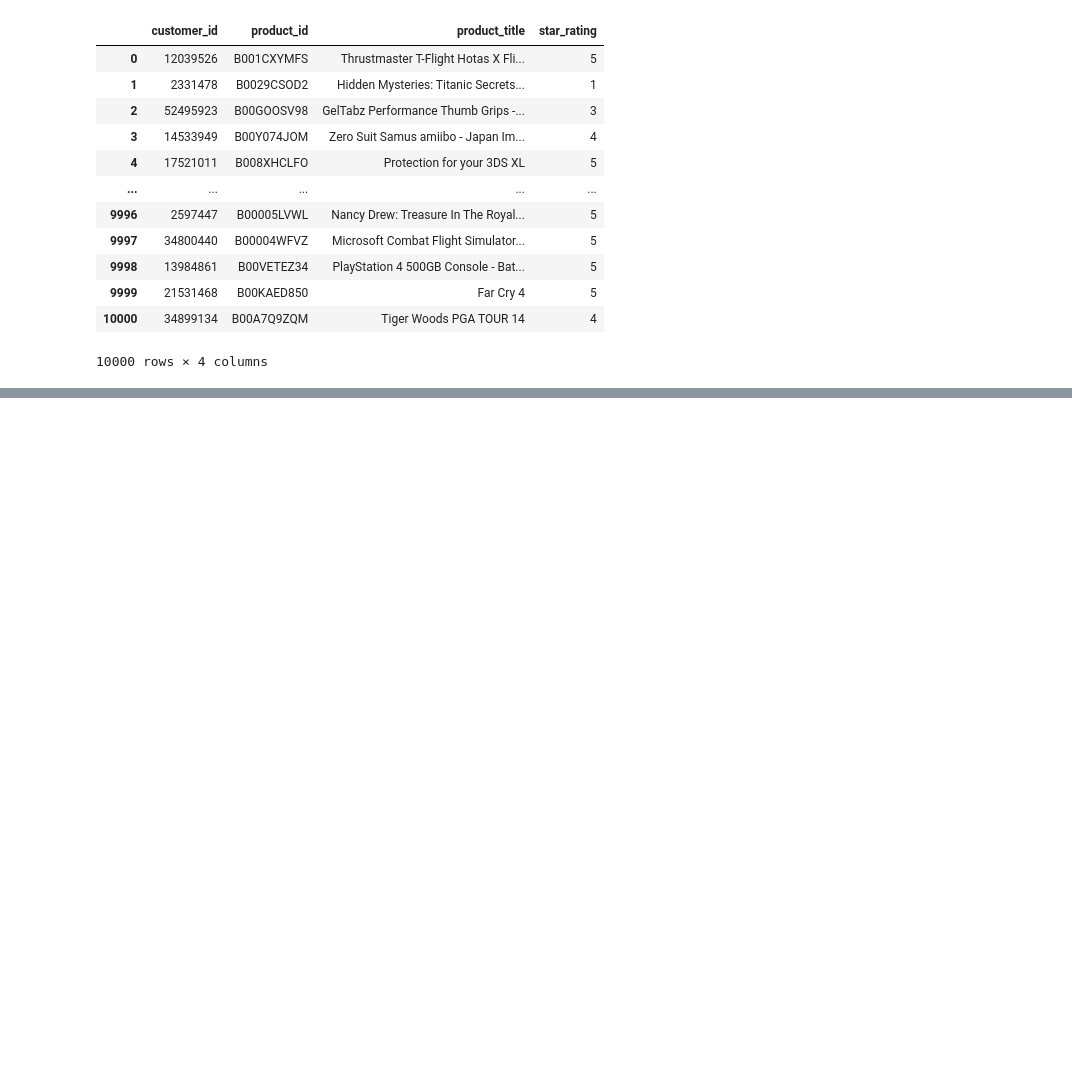
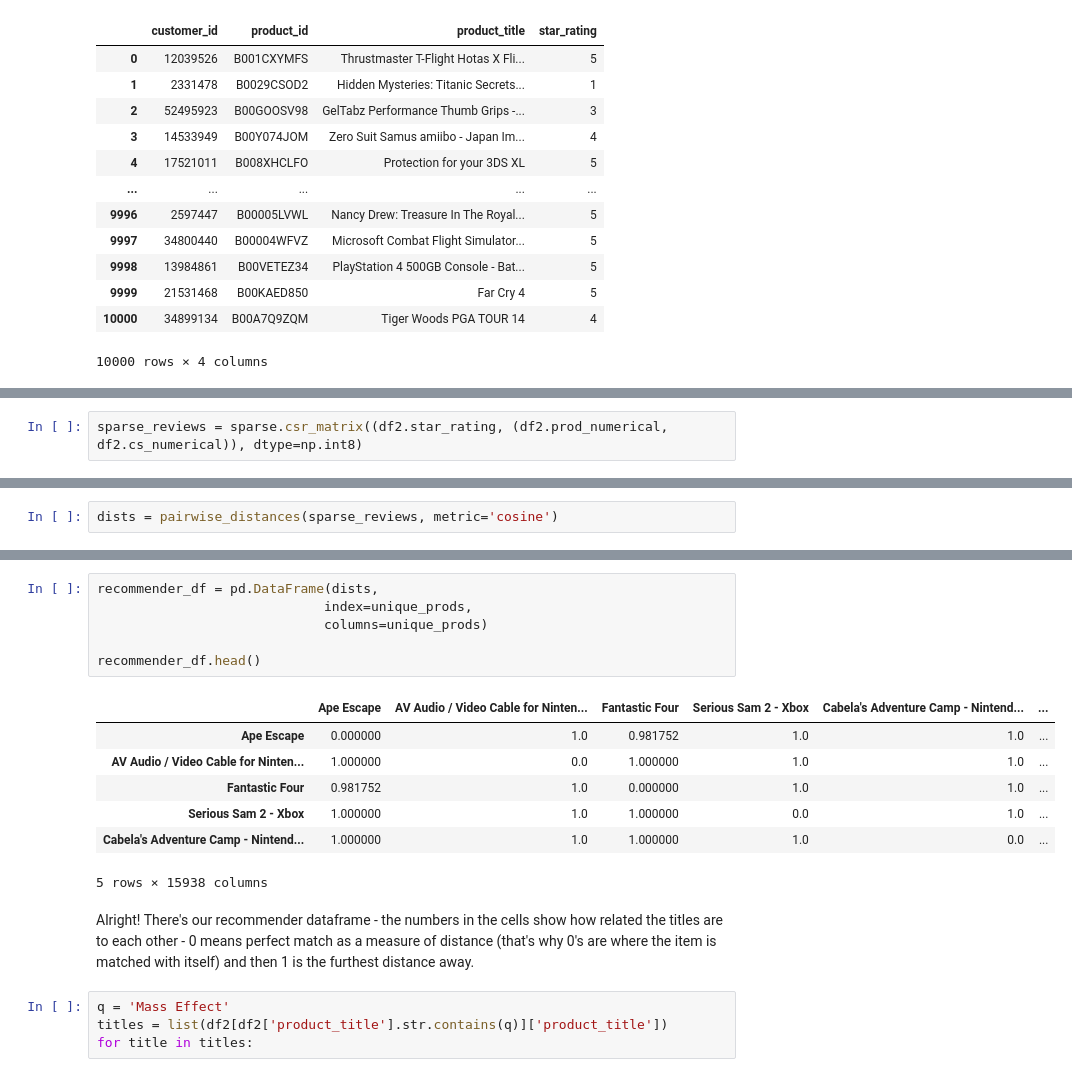
Before and after one commit to griffinwt/nextale, a Jupyter notebook: video_games_EDA.ipynb, the cells around one changed output, grey strips where cells are left out. Cells and saved outputs as stored; diff of their text form; blank space fills up the shorter version.

```diff
--- a/video_games_EDA.ipynb
+++ b/video_games_EDA.ipynb
@@ -236,0 +256,2 @@ ValueError: Index contains duplicate entries, cannot reshape
+# %%
+sparse_reviews = sparse.csr_matrix((df2.star_rating, (df2.prod_numerical, df2.cs_numerical)), dtype=np.int8)
@@ -236,0 +306,2 @@ ValueError: Index contains duplicate entries, cannot reshape
+# %%
+dists = pairwise_distances(sparse_reviews, metric='cosine')
@@ -236,0 +324,20 @@ ValueError: Index contains duplicate entries, cannot reshape
+# %%
+recommender_df = pd.DataFrame(dists,
+                             index=unique_prods,
+                             columns=unique_prods)
+
+recommender_df.head()
+# %% [output]
+|  | Ape Escape | AV Audio / Video Cable for Ninten... | Fantastic Four | Serious Sam 2 - Xbox | Cabela's Adventure Camp - Nintend... | ... |
+| Ape Escape | 0.000000 | 1.0 | 0.981752 | 1.0 | 1.0 | ... |
+| AV Audio / Video Cable for Ninten... | 1.000000 | 0.0 | 1.000000 | 1.0 | 1.0 | ... |
+| Fantastic Four | 0.981752 | 1.0 | 0.000000 | 1.0 | 1.0 | ... |
+| Serious Sam 2 - Xbox | 1.000000 | 1.0 | 1.000000 | 0.0 | 1.0 | ... |
+| Cabela's Adventure Camp - Nintend... | 1.000000 | 1.0 | 1.000000 | 1.0 | 0.0 | ... |
+5 rows × 15938 columns
+# %% [markdown]
+Alright! There's our recommender dataframe - the numbers in the cells show how related the titles are to each other - 0 means perfect match as a measure of distance (that's why 0's are where the item is matched with itself) and then 1 is the furthest distance away.
+# %%
+q = 'Mass Effect'
+titles = list(df2[df2['product_title'].str.contains(q)]['product_title'])
+for title in titles:
```
Also changed, not shown: parts of 28 cells of this notebook.
